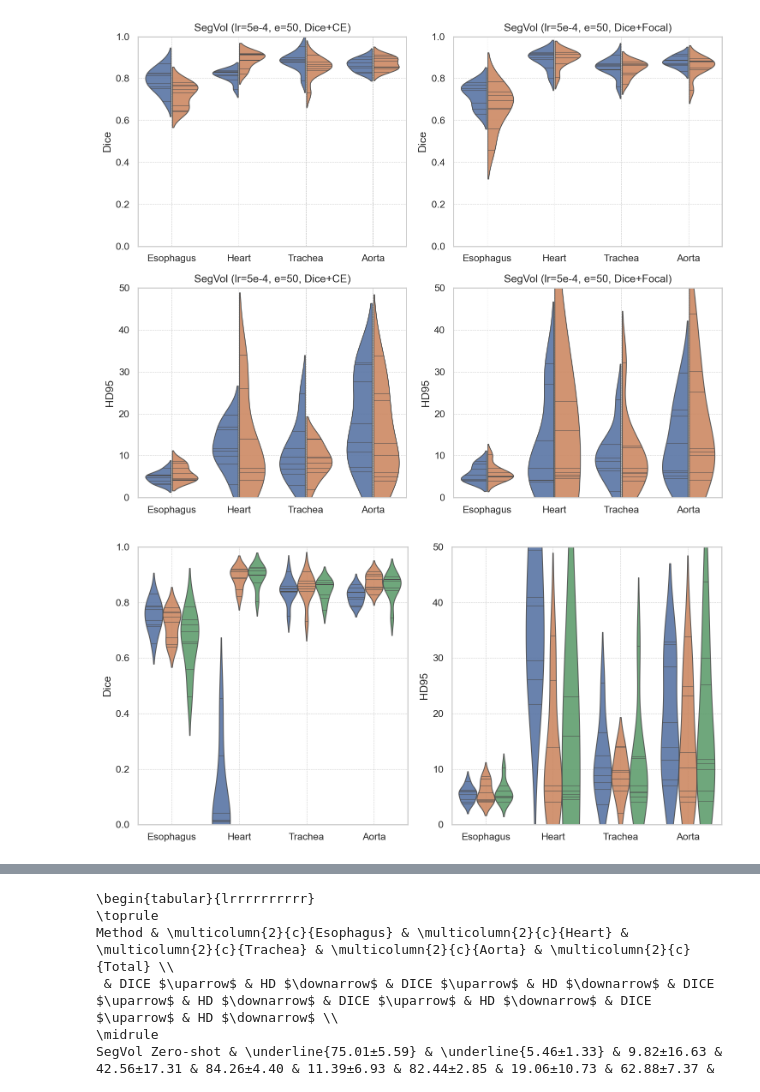
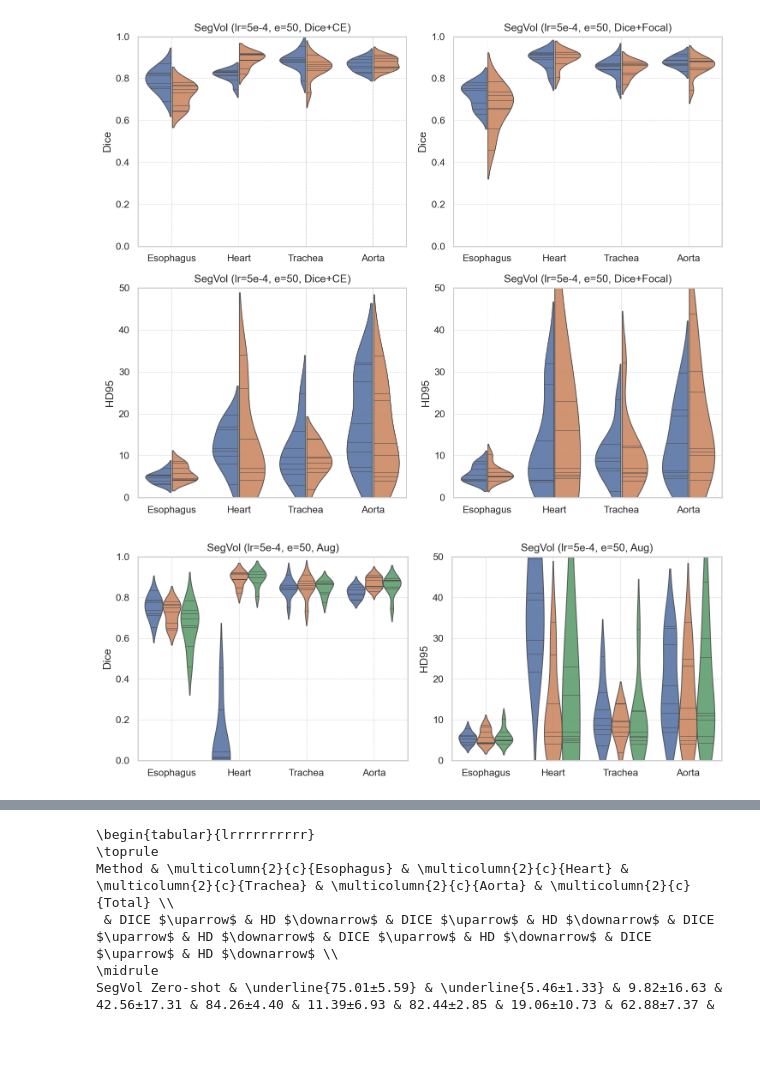
Before and after one commit to danilotpnta/ai4mi_project, a Jupyter notebook: notebooks/plotting.ipynb, the cells around one changed output, grey strips where cells are left out. Saved outputs shown, nothing was run; the diff lists cells and outputs as text; code cells hidden in the pictures; blank space fills up the shorter version.

```diff
--- a/notebooks/plotting.ipynb
+++ b/notebooks/plotting.ipynb
@@ -164,9 +164,9 @@ plt.savefig(save_dir, bbox_inches="tight")
 # %% [output]
 [figure]
 # %%
-fig, ax = plt.subplots(1,2, figsize=(10,5))
-ax[0].set(ylabel="Dice", ylim=(0, 1))
-ax[1].set(ylabel="HD95", ylim=(0, 50))
+fig, ax = plt.subplots(1,2, figsize=(10,4))
+ax[0].set(ylabel="Dice", ylim=(0, 1), title="SegVol (lr=5e-4, e=50, Aug)")
+ax[1].set(ylabel="HD95", ylim=(0, 50), title="SegVol (lr=5e-4, e=50, Aug)")
 
 
 store_0 = np.load(experiments[0] / "dice_pred.npy")
@@ -228,34 +228,34 @@ df = pd.concat(
 df_long = pd.melt(df, id_vars=["Experiment"], var_name="Category", value_name="HD95")
 # Create a violin plot
 
 
 sns.violinplot(
     data=df_long,
     x="Category",
     y="HD95",
     hue="Experiment",
     density_norm="count",
     native_scale=True,
     linewidth=1,
     common_norm=False,
     # split=True,
     inner="stick",
     alpha=0.9,
     ax=ax[1]
 )
 
 # Don't display legends
 for _ax in ax.flatten():
     _ax.get_legend().remove()
     _ax.set_xlabel('')
     _ax.grid(True, which='both', axis='both', linestyle='--', linewidth=0.5)
 
 
 plt.tight_layout()
 save_dir = curdir / MODEL_NAME / "dice_zeroshot_vs_ft.pdf"
 plt.savefig(save_dir, bbox_inches="tight")
 # %% [output]
-[figure, old version]
+[figure, new version]
 # %%
 # We need a table of the shape
 # --------------
```
Also changed, not shown: 2 other files.
